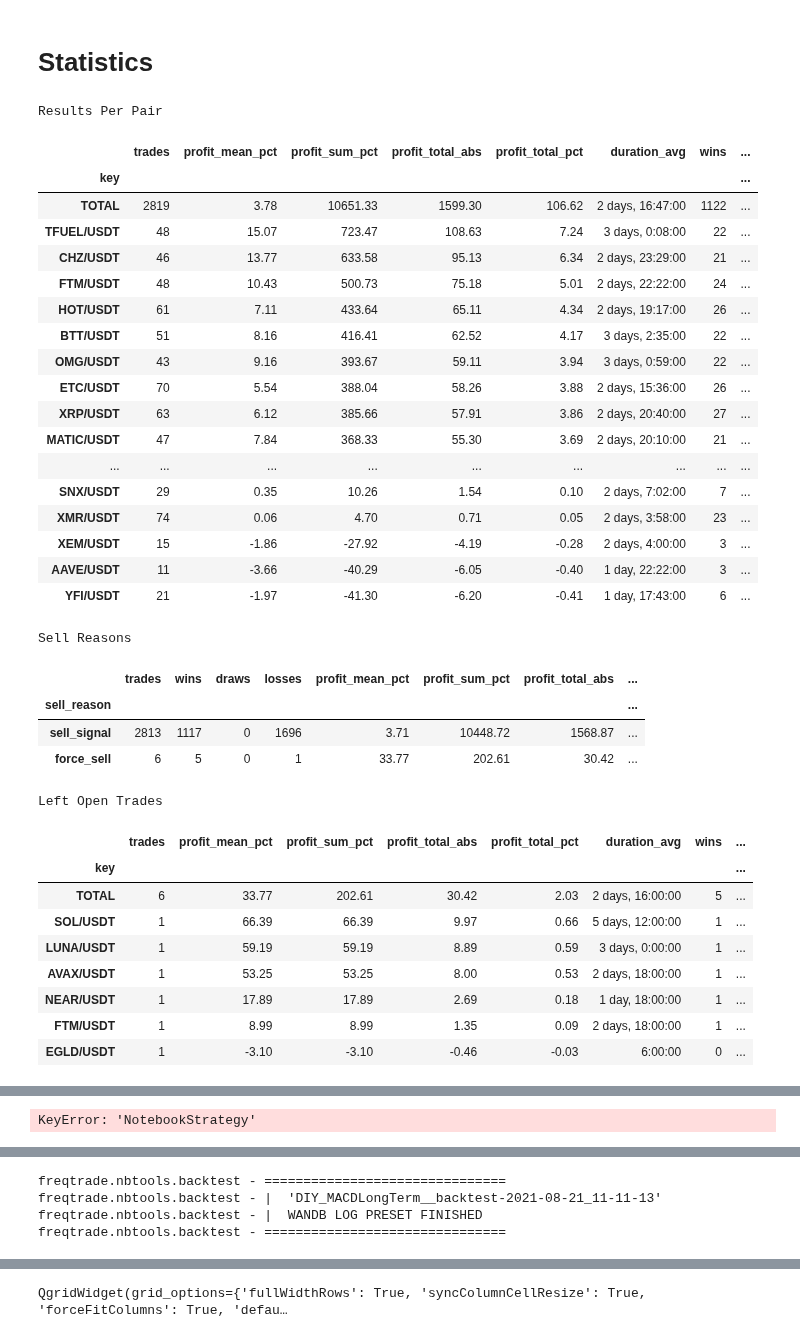
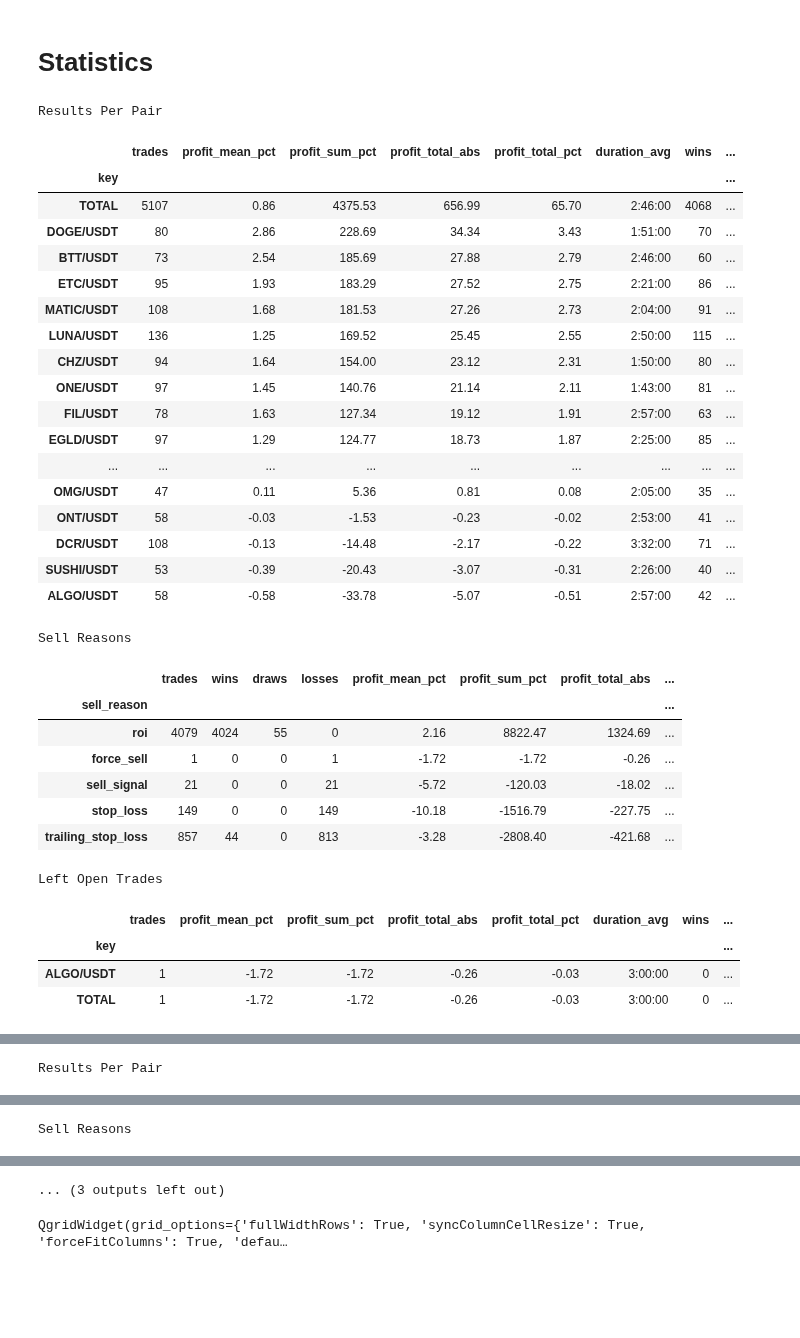
Before and after one commit to webclinic017/superft, a Jupyter notebook: notebooks/BT Strategy File.ipynb, the cells around one changed output, grey strips where cells are left out. Drawn from its saved outputs; the diff is of its cells as text; code cells hidden in the pictures; blank space fills up the shorter version.

```diff
--- a/notebooks/BT Strategy File.ipynb
+++ b/notebooks/BT Strategy File.ipynb
@@ -25,7 +25,7 @@ import sys
 import pandas as pd
 import numpy as np
 import qgrid
-pd.set_option('display.max_rows', None)
+pd.set_option('display.max_rows', 200)
 
 # Resolve CWD
 gc.collect()
@@ -40,6 +40,7 @@ while "freqtrade" not in os.listdir():
         handler.setFormatter(logging.Formatter("%(name)s - %(message)s"))
         logger.addHandler(handler)
         logger.setLevel(logging.INFO)
+        logging.getLogger("distributed.utils_perf").setLevel(logging.ERROR)
 
 # Freqtrade Imports
 from freqtrade.optimize.optimize_reports import text_table_add_metrics
@@ -91,9 +92,10 @@ QgridWidget(grid_options={'fullWidthRows': True, 'syncColumnCellResize': True, '
 # Strategy File Backtesting
 # %%
 # Backtest settings
-strategy_classname = "DIY_MACDLongTerm"  # Strategy Filename and Classname must same!
-timerange          = "20160501-"
+strategy_classname = "BigZ04_TSL4"  # Strategy Filename and Classname must same!
+timerange          = "20210101-"
 pairs              = PAIRS_HIGHCAP_NONSTABLE
+
 # pairs              = [
 #     "DOGE/USDT",
 #     "BTC/USDT", "ETH/USDT", "ADA/USDT", "XRP/USDT", "BCH/USDT", "EOS/USDT", "NEO/USDT", "NANO/USDT", "XMR/USDT", "ZEC/USDT",
@@ -101,7 +103,7 @@ pairs              = PAIRS_HIGHCAP_NONSTABLE
 
 preset = FilePreset(
     timerange = timerange,
-    config_dict = configs.DEFAULT_BUYMARKET,
+    config_dict = configs.DEFAULT,
     path_to_file = PATH_STRATEGIES / f"{strategy_classname}.py",
     path_data = PATH_DATA,
 )
@@ -110,10 +112,10 @@ preset = FilePreset(
 preset.overwrite_config(
     strategy_search_path = PATH_STRATEGIES,
     pairs                = pairs,
-#     max_open_trades      = 10,
-#     starting_balance     = 1500,
-#     stake_amount         = 15,
-#     timeframe            = "12h", # 1m, 3m, 5m, 15m, 30m, 1h, 2h, 4h, 6h, 8h, 12h, 1d, 3d, 1w
+#     max_open_trades      = 3,
+#     starting_balance     = 100,
+#     stake_amount         = "unlimited",
+#     timeframe            = "2h", # 1m, 3m, 5m, 15m, 30m, 1h, 2h, 4h, 6h, 8h, 12h, 1d, 3d, 1w
 )
 
 stats, summary = backtest(preset, preset.default_strategy_code, clsname=strategy_classname, dataloader=DATALOADER)
@@ -236,68 +255,66 @@ print("=" * 48 + "\n" + metrics + "\n" + "=" * 48)
 print("Advanced Metrics")
 print("Preset Name:", advanced_metrics_df["preset_name"][0])
 display(advanced_metrics_df.drop(columns=["preset_name"]).T)# Running this cell will print backtest results
-results = stats["strategy"]["NotebookStrategy"]
+results = stats["strategy"][strategy_classname]
 
 # Results per pair
 results_per_pair = pd.DataFrame(results["results_per_pair"])
 results_per_pair_df = results_per_pair.set_index("key").drop(columns=["profit_mean", "profit_total"])
 results_per_pair_df = results_per_pair_df.sort_values(by=["profit_total_pct"], ascending=False)
 results_per_pair_df.round(2)
 
 # Sell reason stats
 sells = pd.DataFrame(results['sell_reason_summary'])
 sells = sells.drop(columns=["profit_mean", "profit_total"]).set_index("sell_reason")
 
 # Left open trades
 left_open_trades = pd.DataFrame(results['left_open_trades'])
 left_open_trades = left_open_trades.drop(columns=["profit_mean", "profit_total"]).set_index("key")
 
 # Summary metrics
 metrics = text_table_add_metrics(results)
 
 print("Results Per Pair")
 display(results_per_pair_df.round(2))
 print("Sell Reasons")
 display(sells.round(2))
 print("Left Open Trades")
 display(left_open_trades.round(2))
 print("Summary")
 print("=" * 48 + "\n" + metrics + "\n" + "=" * 48)
 # %% [output]
 Results Per Pair
 |  | trades | profit_mean_pct | profit_sum_pct | profit_total_abs | profit_total_pct | duration_avg | wins | ... |
 | key |  |  |  |  |  |  |  | ... |
-| TOTAL | 2819 | 3.78 | 10651.33 | 1599.30 | 106.62 | 2 days, 16:47:00 | 1122 | ... |
-| TFUEL/USDT | 48 | 15.07 | 723.47 | 108.63 | 7.24 | 3 days, 0:08:00 | 22 | ... |
-| CHZ/USDT | 46 | 13.77 | 633.58 | 95.13 | 6.34 | 2 days, 23:29:00 | 21 | ... |
-| FTM/USDT | 48 | 10.43 | 500.73 | 75.18 | 5.01 | 2 days, 22:22:00 | 24 | ... |
-| HOT/USDT | 61 | 7.11 | 433.64 | 65.11 | 4.34 | 2 days, 19:17:00 | 26 | ... |
-| BTT/USDT | 51 | 8.16 | 416.41 | 62.52 | 4.17 | 3 days, 2:35:00 | 22 | ... |
-| OMG/USDT | 43 | 9.16 | 393.67 | 59.11 | 3.94 | 3 days, 0:59:00 | 22 | ... |
-| ETC/USDT | 70 | 5.54 | 388.04 | 58.26 | 3.88 | 2 days, 15:36:00 | 26 | ... |
-| XRP/USDT | 63 | 6.12 | 385.66 | 57.91 | 3.86 | 2 days, 20:40:00 | 27 | ... |
-| MATIC/USDT | 47 | 7.84 | 368.33 | 55.30 | 3.69 | 2 days, 20:10:00 | 21 | ... |
+| TOTAL | 5107 | 0.86 | 4375.53 | 656.99 | 65.70 | 2:46:00 | 4068 | ... |
+| DOGE/USDT | 80 | 2.86 | 228.69 | 34.34 | 3.43 | 1:51:00 | 70 | ... |
+| BTT/USDT | 73 | 2.54 | 185.69 | 27.88 | 2.79 | 2:46:00 | 60 | ... |
+| ETC/USDT | 95 | 1.93 | 183.29 | 27.52 | 2.75 | 2:21:00 | 86 | ... |
+| MATIC/USDT | 108 | 1.68 | 181.53 | 27.26 | 2.73 | 2:04:00 | 91 | ... |
+| LUNA/USDT | 136 | 1.25 | 169.52 | 25.45 | 2.55 | 2:50:00 | 115 | ... |
+| CHZ/USDT | 94 | 1.64 | 154.00 | 23.12 | 2.31 | 1:50:00 | 80 | ... |
+| ONE/USDT | 97 | 1.45 | 140.76 | 21.14 | 2.11 | 1:43:00 | 81 | ... |
+| FIL/USDT | 78 | 1.63 | 127.34 | 19.12 | 1.91 | 2:57:00 | 63 | ... |
+| EGLD/USDT | 97 | 1.29 | 124.77 | 18.73 | 1.87 | 2:25:00 | 85 | ... |
 | ... | ... | ... | ... | ... | ... | ... | ... | ... |
-| SNX/USDT | 29 | 0.35 | 10.26 | 1.54 | 0.10 | 2 days, 7:02:00 | 7 | ... |
-| XMR/USDT | 74 | 0.06 | 4.70 | 0.71 | 0.05 | 2 days, 3:58:00 | 23 | ... |
-| XEM/USDT | 15 | -1.86 | -27.92 | -4.19 | -0.28 | 2 days, 4:00:00 | 3 | ... |
-| AAVE/USDT | 11 | -3.66 | -40.29 | -6.05 | -0.40 | 1 day, 22:22:00 | 3 | ... |
-| YFI/USDT | 21 | -1.97 | -41.30 | -6.20 | -0.41 | 1 day, 17:43:00 | 6 | ... |
+| OMG/USDT | 47 | 0.11 | 5.36 | 0.81 | 0.08 | 2:05:00 | 35 | ... |
+| ONT/USDT | 58 | -0.03 | -1.53 | -0.23 | -0.02 | 2:53:00 | 41 | ... |
+| DCR/USDT | 108 | -0.13 | -14.48 | -2.17 | -0.22 | 3:32:00 | 71 | ... |
+| SUSHI/USDT | 53 | -0.39 | -20.43 | -3.07 | -0.31 | 2:26:00 | 40 | ... |
+| ALGO/USDT | 58 | -0.58 | -33.78 | -5.07 | -0.51 | 2:57:00 | 42 | ... |
 Sell Reasons
 |  | trades | wins | draws | losses | profit_mean_pct | profit_sum_pct | profit_total_abs | ... |
 | sell_reason |  |  |  |  |  |  |  | ... |
-| sell_signal | 2813 | 1117 | 0 | 1696 | 3.71 | 10448.72 | 1568.87 | ... |
-| force_sell | 6 | 5 | 0 | 1 | 33.77 | 202.61 | 30.42 | ... |
+| roi | 4079 | 4024 | 55 | 0 | 2.16 | 8822.47 | 1324.69 | ... |
+| force_sell | 1 | 0 | 0 | 1 | -1.72 | -1.72 | -0.26 | ... |
+| sell_signal | 21 | 0 | 0 | 21 | -5.72 | -120.03 | -18.02 | ... |
+| stop_loss | 149 | 0 | 0 | 149 | -10.18 | -1516.79 | -227.75 | ... |
+| trailing_stop_loss | 857 | 44 | 0 | 813 | -3.28 | -2808.40 | -421.68 | ... |
 Left Open Trades
 |  | trades | profit_mean_pct | profit_sum_pct | profit_total_abs | profit_total_pct | duration_avg | wins | ... |
 | key |  |  |  |  |  |  |  | ... |
-| TOTAL | 6 | 33.77 | 202.61 | 30.42 | 2.03 | 2 days, 16:00:00 | 5 | ... |
-| SOL/USDT | 1 | 66.39 | 66.39 | 9.97 | 0.66 | 5 days, 12:00:00 | 1 | ... |
-| LUNA/USDT | 1 | 59.19 | 59.19 | 8.89 | 0.59 | 3 days, 0:00:00 | 1 | ... |
-| AVAX/USDT | 1 | 53.25 | 53.25 | 8.00 | 0.53 | 2 days, 18:00:00 | 1 | ... |
-| NEAR/USDT | 1 | 17.89 | 17.89 | 2.69 | 0.18 | 1 day, 18:00:00 | 1 | ... |
-| FTM/USDT | 1 | 8.99 | 8.99 | 1.35 | 0.09 | 2 days, 18:00:00 | 1 | ... |
-| EGLD/USDT | 1 | -3.10 | -3.10 | -0.46 | -0.03 | 6:00:00 | 0 | ... |
+| ALGO/USDT | 1 | -1.72 | -1.72 | -0.26 | -0.03 | 3:00:00 | 0 | ... |
+| TOTAL | 1 | -1.72 | -1.72 | -0.26 | -0.03 | 3:00:00 | 0 | ... |
 Freqtrade Summary Metrics
 ================================================
 | Metric                 | Value               |
@@ -335 +352 @@ Preset Name: DIY_MACDLongTerm__backtest-2021-08-21_11-11-13
-KeyError: 'NotebookStrategy'
+Results Per Pair
@@ -336,4 +371 @@ KeyError: 'NotebookStrategy'
-freqtrade.nbtools.backtest - ===============================
-freqtrade.nbtools.backtest - |  'DIY_MACDLongTerm__backtest-2021-08-21_11-11-13'
-freqtrade.nbtools.backtest - |  WANDB LOG PRESET FINISHED
-freqtrade.nbtools.backtest - ===============================
+Sell Reasons
@@ -340,3 +379,4 @@ freqtrade.nbtools.backtest - ===============================
+... (3 outputs left out)
 # %%
 qgrid.show_grid(trades)
 # %% [output]
```
Also changed, not shown: parts of 4 cells of this notebook, 10 other files.
